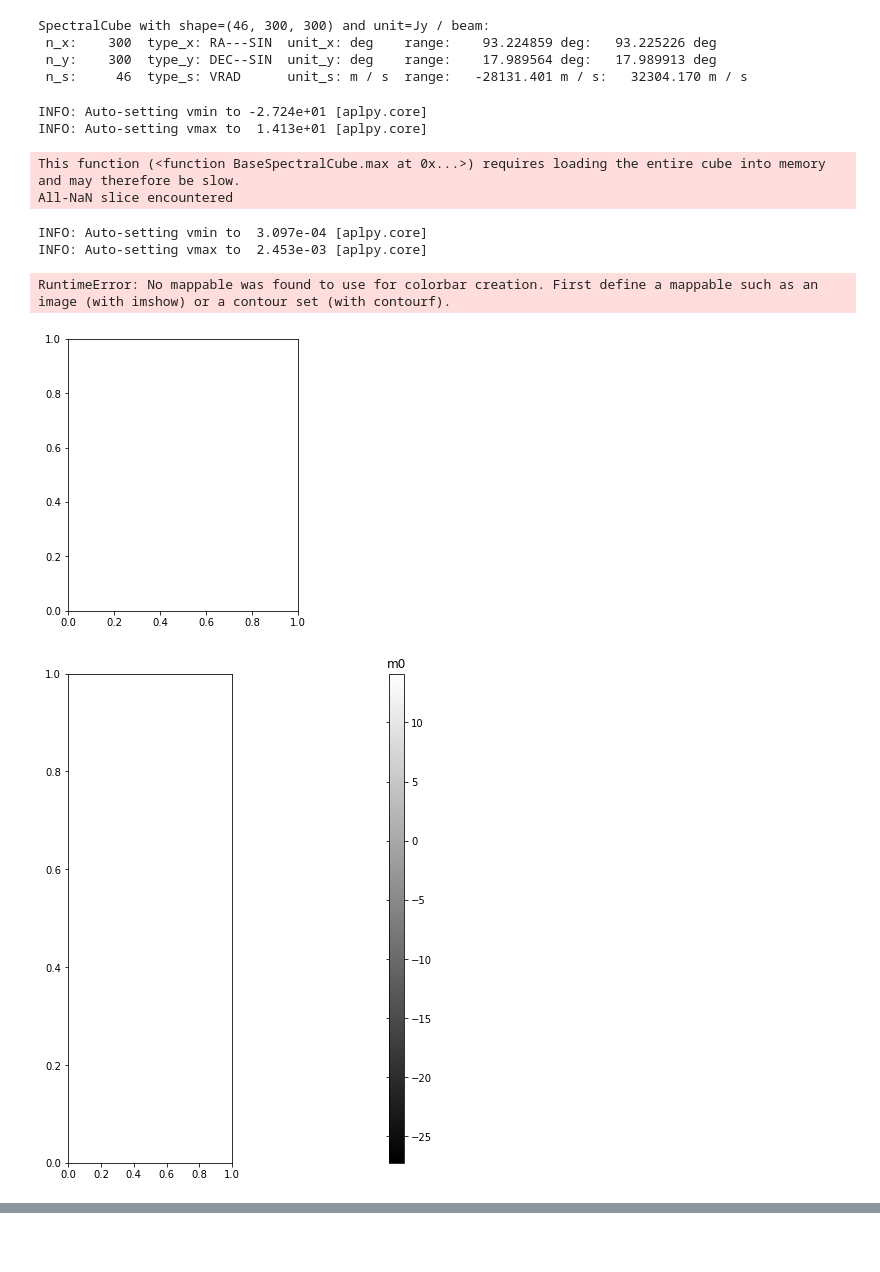
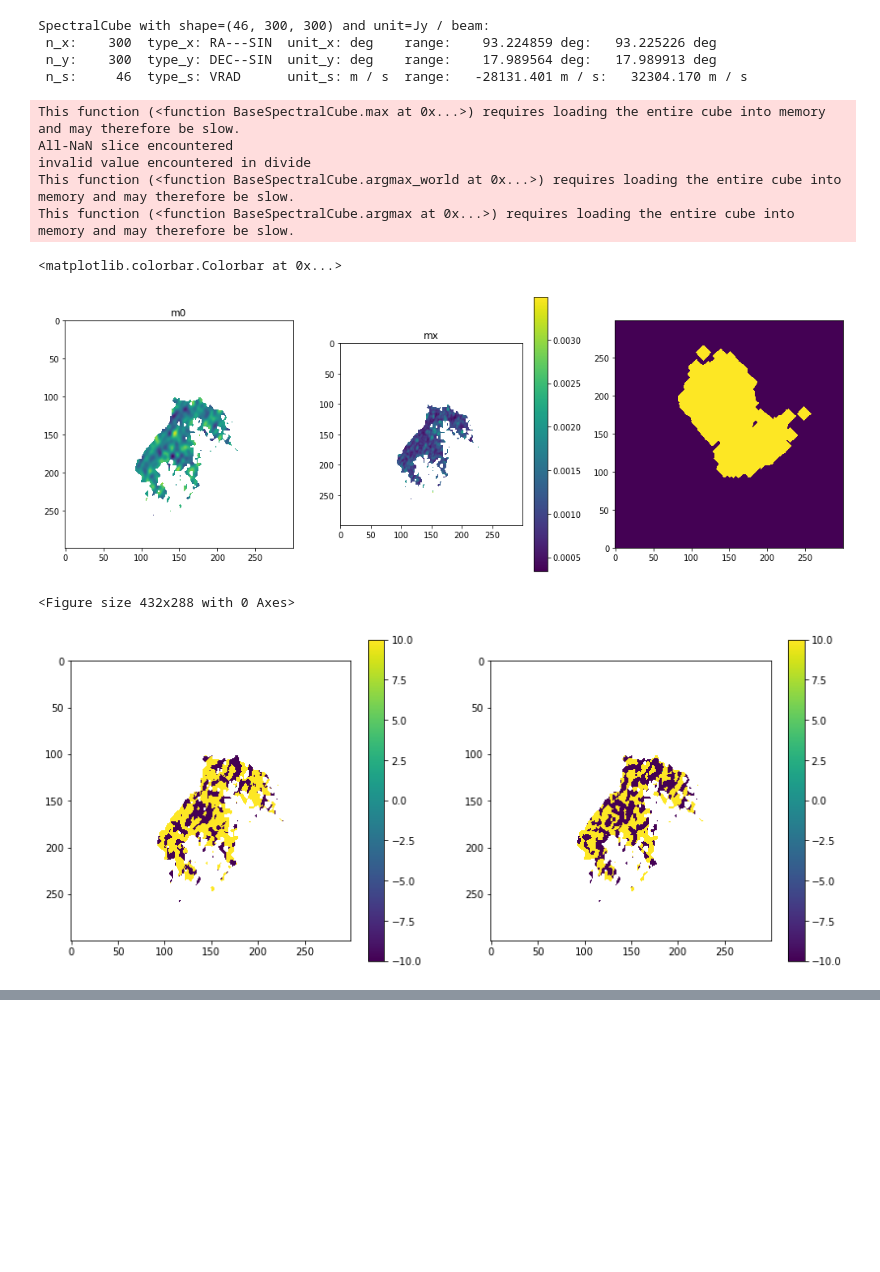
Before and after one commit to keflavich/saltmining, a Jupyter notebook: notebooks/S255IRSaltSearch.ipynb, the cells around one changed output, grey strips where cells are left out. Saved outputs shown, nothing was run; the diff lists cells and outputs as text; code cells hidden in the pictures; blank space fills up the shorter version.

```diff
--- a/notebooks/S255IRSaltSearch.ipynb
+++ b/notebooks/S255IRSaltSearch.ipynb
@@ -369,42 +369,42 @@ SpectralCube with shape=(46, 300, 300) and unit=Jy / beam:
 pl.figure(figsize=(14,5))
 pl.subplot(1,3,1)
 m0 = stackc.moment0()
-m0.quicklook()
+m0.quicklook(use_aplpy=False)
 pl.title("m0")
 
 pl.subplot(1,3,2)
 mx = stackc.max(axis=0)
-mx.quicklook()
+mx.quicklook(use_aplpy=False)
 pl.title("mx")
 pl.colorbar()
 pl.subplot(1,3,3)
 msk = mx > 0.001*mx.unit
 #msk = scipy.ndimage.binary_erosion(msk, iterations=1)
 msk = scipy.ndimage.binary_dilation(msk, iterations=9)
 pl.imshow(msk, interpolation='none', origin='lower')
 pl.tight_layout()
 pl.figure()
 
 
 m1 = stackc.with_mask(msk).with_mask(stackc > 0.0005*stackc.unit).moment1()
 pl.figure(figsize=(14,6))
 ax1 = pl.subplot(1,2,1)
 im = ax1.imshow(m1.value, vmin=-10, vmax=10)
 pl.colorbar(mappable=im)
 mxv = stackc.with_mask(msk).argmax_world(axis=0)
 pl.subplot(1,2,2)
 im=pl.imshow(mxv.value, vmin=-10, vmax=10)
 pl.colorbar(mappable=im)
 
 
 #vmap = m1.hdu
 # %% [output]
-INFO: Auto-setting vmin to -2.724e+01 [aplpy.core]
-INFO: Auto-setting vmax to  1.413e+01 [aplpy.core]
+This function (<function BaseSpectralCube.max at 0x...>) requires loading the entire cube into memory and may therefore be slow.
+All-NaN slice encountered
+invalid value encountered in divide
+This function (<function BaseSpectralCube.argmax_world at 0x...>) requires loading the entire cube into memory and may therefore be slow.
+This function (<function BaseSpectralCube.argmax at 0x...>) requires loading the entire cube into memory and may therefore be slow.
-This function (<function BaseSpectralCube.max at 0x...>) requires loading the entire cube into memory and may therefore be slow.
-All-NaN slice encountered
+<matplotlib.colorbar.Colorbar at 0x...>
+[figure, new version]
-INFO: Auto-setting vmin to  3.097e-04 [aplpy.core]
-INFO: Auto-setting vmax to  2.453e-03 [aplpy.core]
+<Figure size 432x288 with 0 Axes>
-RuntimeError: No mappable was found to use for colorbar creation. First define a mappable such as an image (with imshow) or a contour set (with contourf).
-[figure, old version]
-[figure, old version]
+[figure, new version]
```
Also changed, not shown: parts of 20 cells of this notebook, 17 other files.
